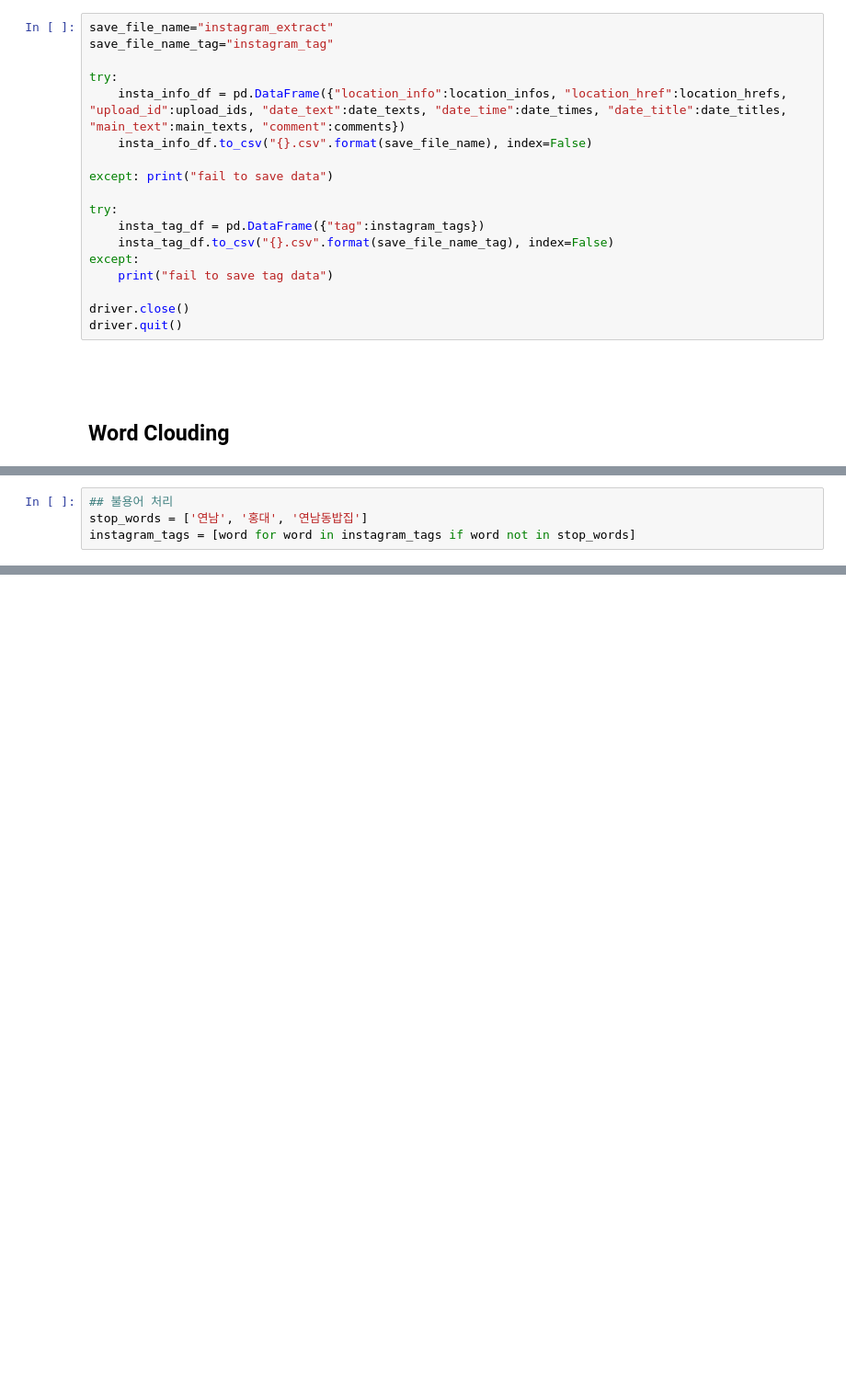
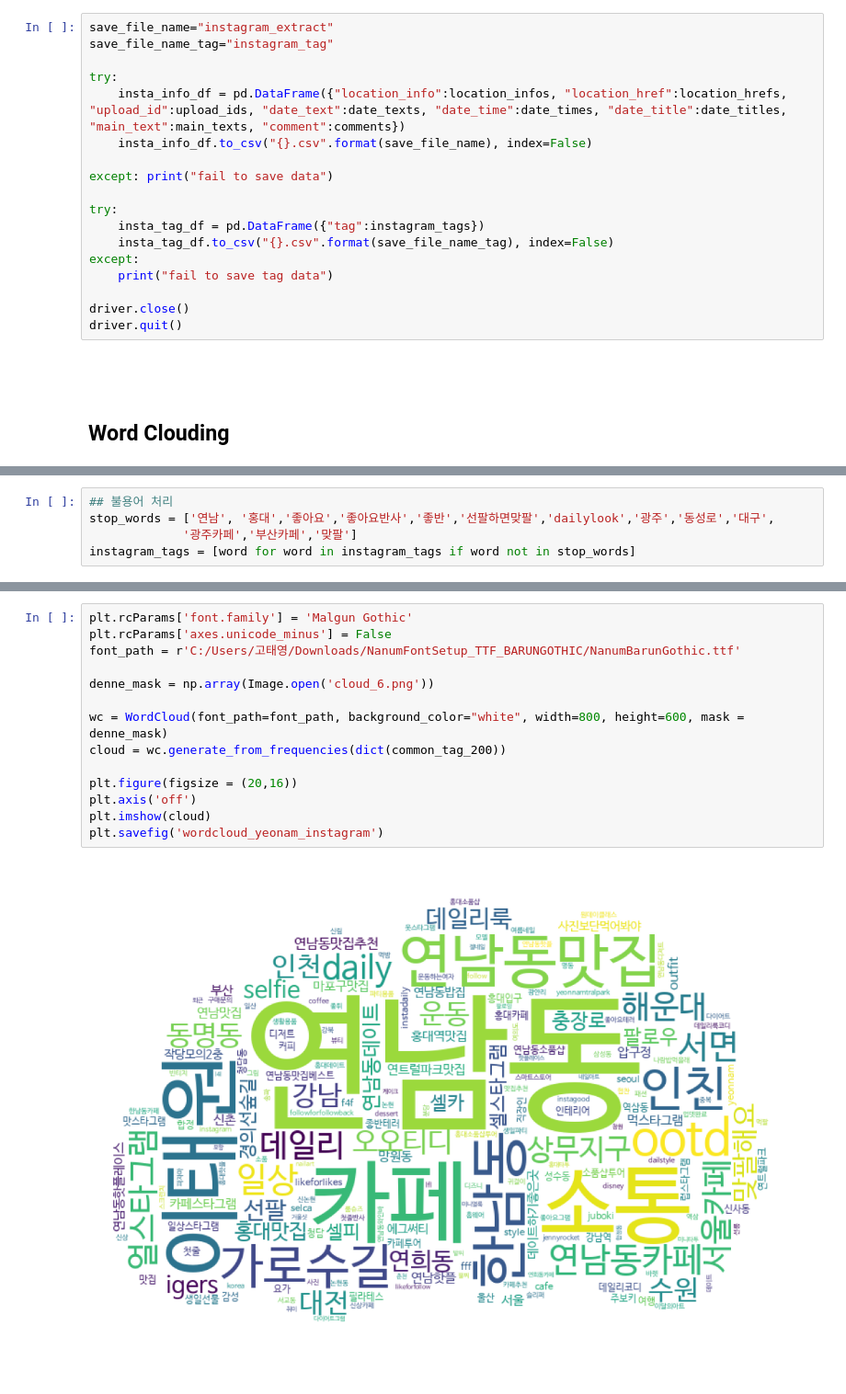
Before and after one commit to taeyouth/crawling, a Jupyter notebook: crawling.ipynb, the cells around one changed output, grey strips where cells are left out. Shown at 92% size. Cells and saved outputs as stored; diff of their text form; blank space fills up the shorter version.

```diff
--- a/crawling.ipynb
+++ b/crawling.ipynb
@@ -333,4 +333,5 @@ instagram_tags = list(np.array(instagram_tags['tag'].tolist()))
 # %%
 ## 불용어 처리
-stop_words = ['연남', '홍대', '연남동밥집']
+stop_words = ['연남', '홍대','좋아요','좋아요반사','좋반','선팔하면맞팔','dailylook','광주','동성로','대구',
+             '광주카페','부산카페','맞팔']
 instagram_tags = [word for word in instagram_tags if word not in stop_words]
@@ -352,0 +375,16 @@ from wordcloud im
+# %%
+plt.rcParams['font.family'] = 'Malgun Gothic'
+plt.rcParams['axes.unicode_minus'] = False
+font_path = r'C:/Users/고태영/Downloads/NanumFontSetup_TTF_BARUNGOTHIC/NanumBarunGothic.ttf'
+
+denne_mask = np.array(Image.open('cloud_6.png'))
+
+wc = WordCloud(font_path=font_path, background_color="white", width=800, height=600, mask = denne_mask)
+cloud = wc.generate_from_frequencies(dict(common_tag_200))
+
+plt.figure(figsize = (20,16))
+plt.axis('off')
+plt.imshow(cloud)
+plt.savefig('wordcloud_yeonam_instagram')
+# %% [output]
+[figure, added]
```
Also changed, not shown: parts of 13 cells of this notebook, 8 other files.
